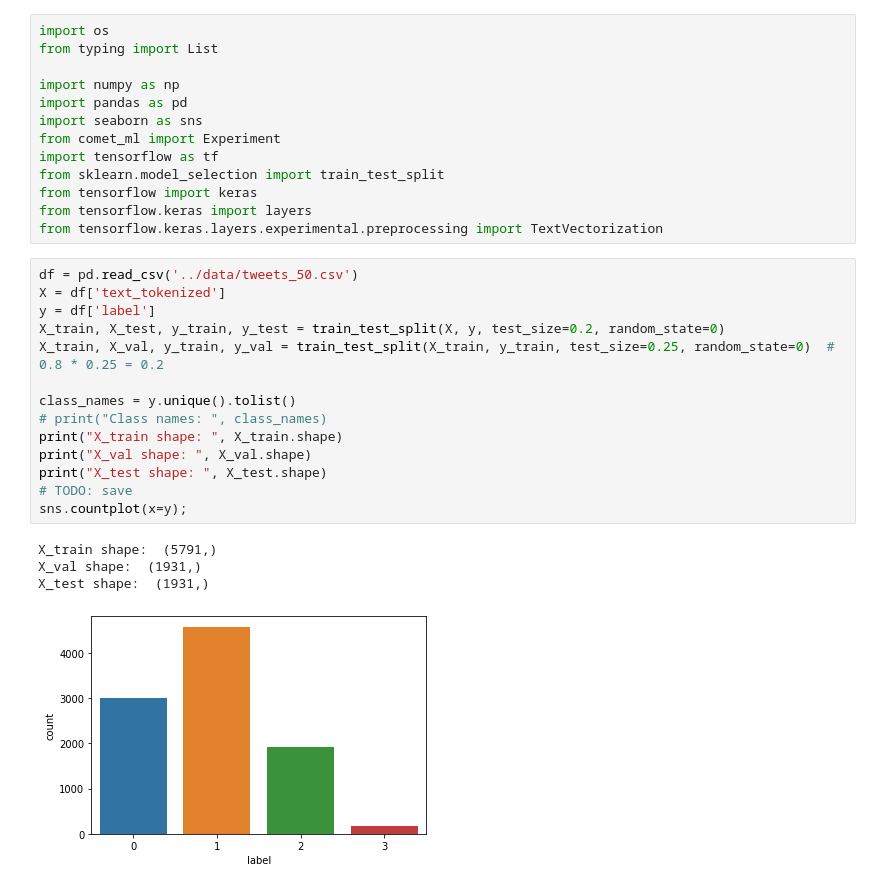
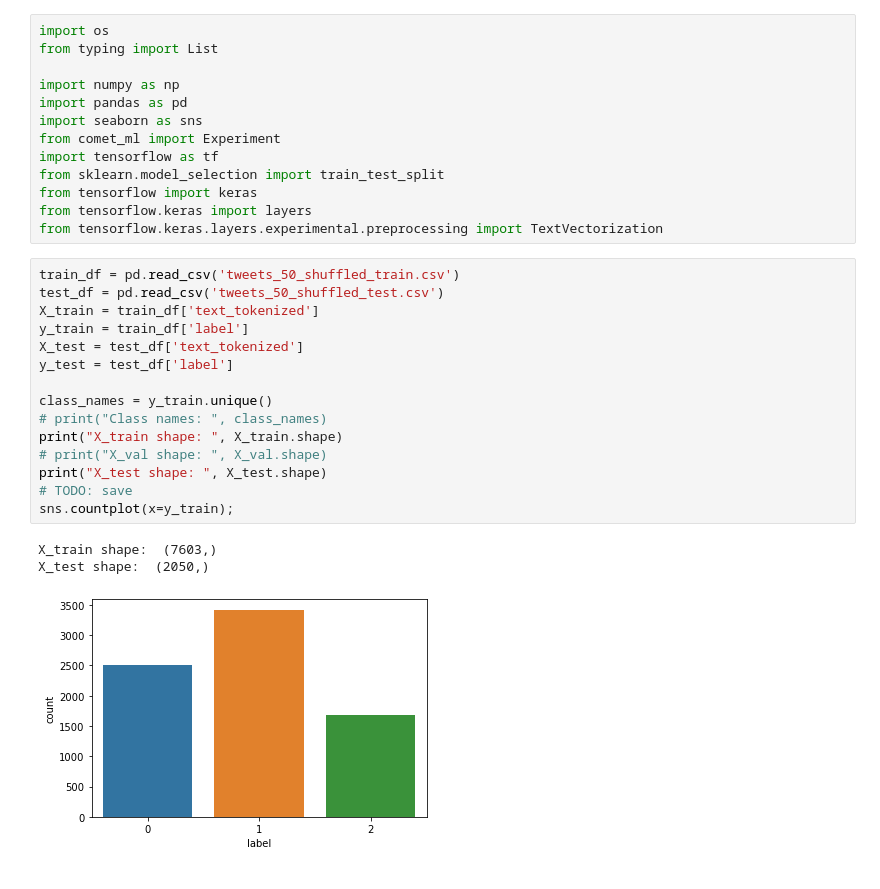
Before and after one commit to henrystoll/p-nlp, a Jupyter notebook: notebooks/nn_cnn_embeddings.ipynb, the cells around one changed output. Drawn from its saved outputs; the diff is of its cells as text.

```diff
--- a/notebooks/nn_cnn_embeddings.ipynb
+++ b/notebooks/nn_cnn_embeddings.ipynb
@@ -15,24 +15,24 @@ from tensorflow import keras
 from tensorflow.keras import layers
 from tensorflow.keras.layers.experimental.preprocessing import TextVectorization
 # %%
-df = pd.read_csv('../data/tweets_50.csv')
-X = df['text_tokenized']
-y = df['label']
-X_train, X_test, y_train, y_test = train_test_split(X, y, test_size=0.2, random_state=0)
-X_train, X_val, y_train, y_val = train_test_split(X_train, y_train, test_size=0.25, random_state=0)  # 0.8 * 0.25 = 0.2
+train_df = pd.read_csv('tweets_50_shuffled_train.csv')
+test_df = pd.read_csv('tweets_50_shuffled_test.csv')
+X_train = train_df['text_tokenized']
+y_train = train_df['label']
+X_test = test_df['text_tokenized']
+y_test = test_df['label']
 
-class_names = y.unique().tolist()
+class_names = y_train.unique()
 # print("Class names: ", class_names)
 print("X_train shape: ", X_train.shape)
-print("X_val shape: ", X_val.shape)
+# print("X_val shape: ", X_val.shape)
 print("X_test shape: ", X_test.shape)
 # TODO: save
-sns.countplot(x=y);
+sns.countplot(x=y_train);
 # %% [output]
-X_train shape:  (5791,)
-X_val shape:  (1931,)
-X_test shape:  (1931,)
+X_train shape:  (7603,)
+X_test shape:  (2050,)
-[figure, old version]
+[figure, new version]
 # %%
 batch_size = 128
 max_tokens = 20_000
```
Also changed, not shown: parts of 4 cells of this notebook, 13 other files.
